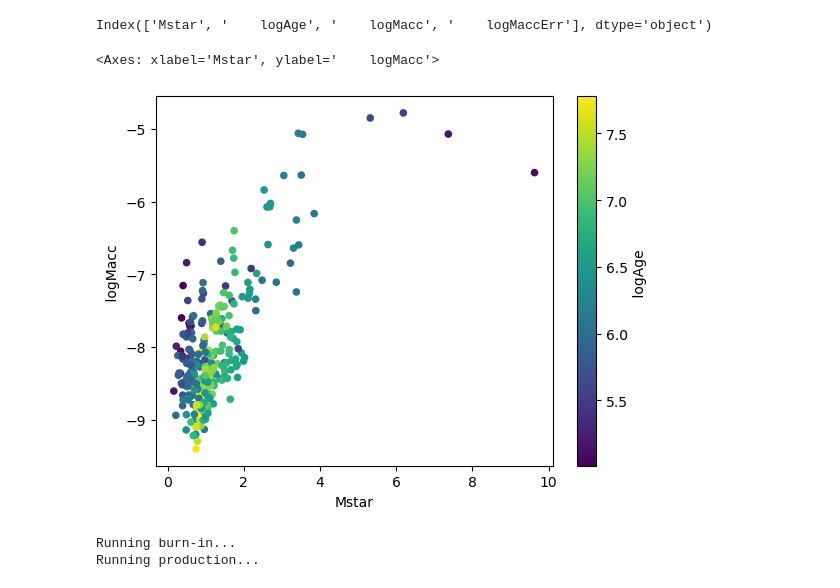
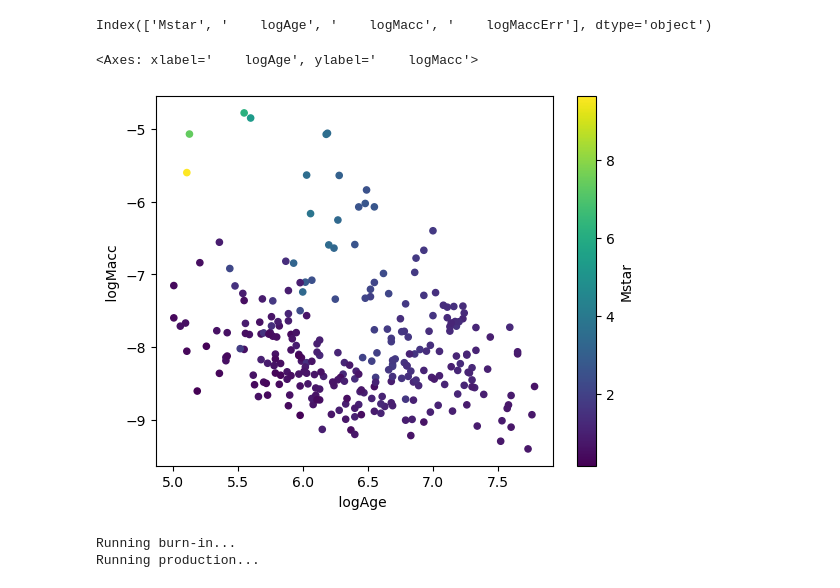
Before and after one commit to kparrine/MCMC_Project, a Jupyter notebook: Answer_Key.ipynb, the cells around one changed output. Cells and saved outputs as stored; diff of their text form; code cells hidden in the pictures.

```diff
--- a/Answer_Key.ipynb
+++ b/Answer_Key.ipynb
@@ -452,10 +452,10 @@ print(df.columns)
 # %% [output]
 Index(['Mstar', '    logAge', '    logMacc', '    logMaccErr'], dtype='object')
 # %%
-df.plot.scatter(x = 'Mstar', y = '    logMacc', c = '    logAge', colormap='viridis')
+df.plot.scatter(x = '    logAge', y = '    logMacc', c = 'Mstar', colormap='viridis')
 # %% [output]
-<Axes: xlabel='Mstar', ylabel='    logMacc'>
+<Axes: xlabel='    logAge', ylabel='    logMacc'>
-[figure, old version]
+[figure, new version]
 # %%
 #defining power law model
 def model(theta, x):
```
Also changed, not shown: parts of 1 cell of this notebook.
